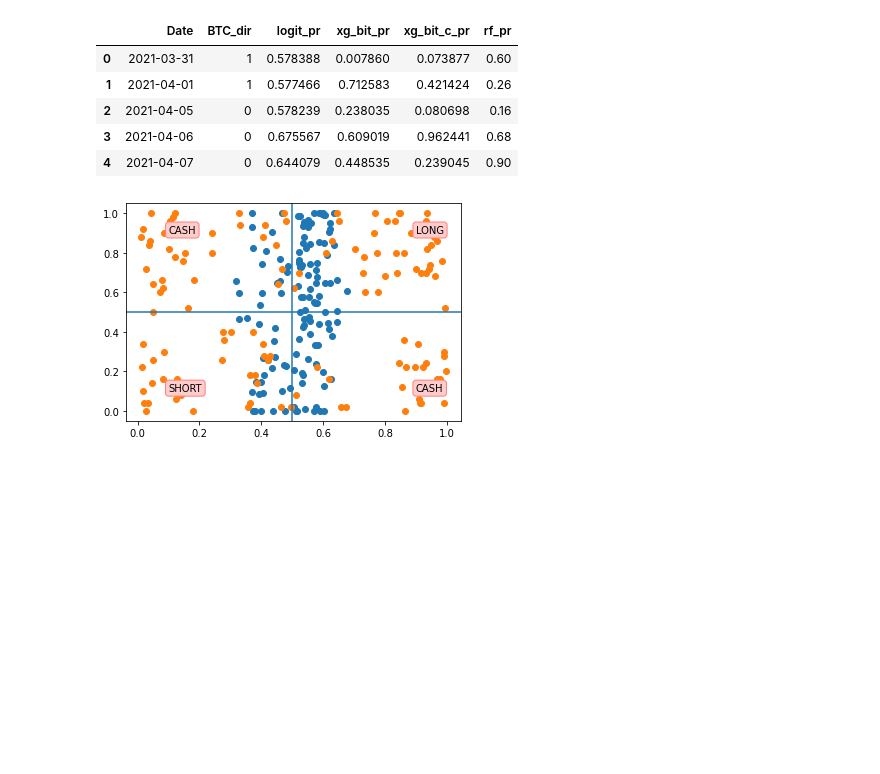
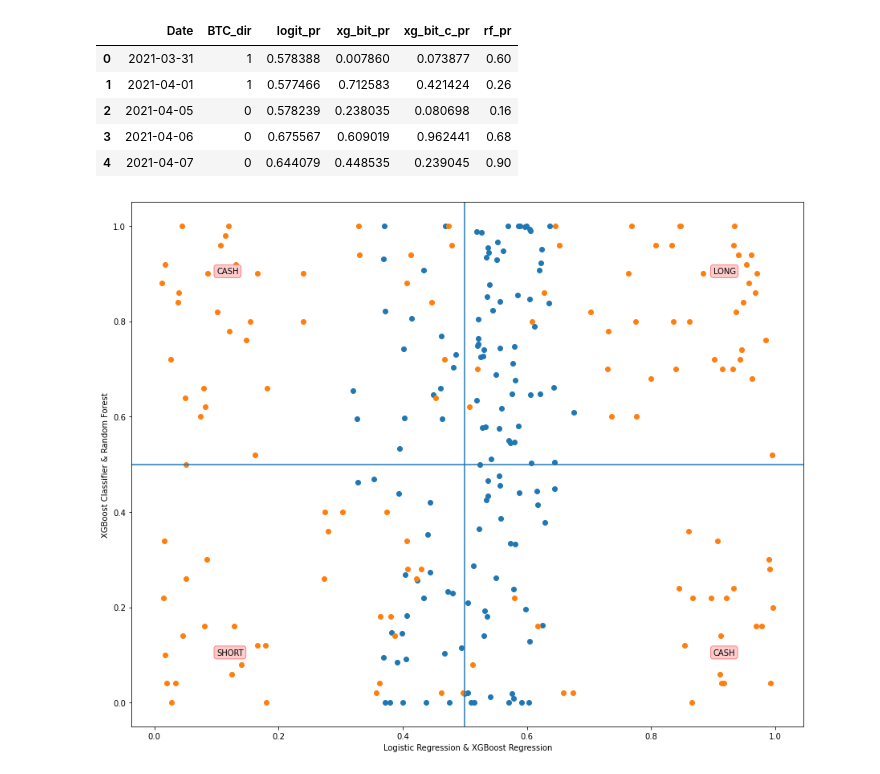
Before and after one commit to cell2silicon/Investment_Strategy, a Jupyter notebook: prob_graph/invest_strategy_Bitcoin copy.ipynb, the cells around one changed output. Saved outputs shown, nothing was run; the diff lists cells and outputs as text; code cells hidden in the pictures; blank space fills up the shorter version.

```diff
--- a/prob_graph/invest_strategy_Bitcoin copy.ipynb
+++ b/prob_graph/invest_strategy_Bitcoin copy.ipynb
@@ -543,17 +543,19 @@ trading_pr_b.head()
 trading_pr_b.to_csv("prob_b.csv", index=False)
 # %%
 import matplotlib.pyplot as plt
-
+plt.figure(figsize=(15, 12))
 plt.scatter(trading_pr_b['logit_pr'], trading_pr_b['xg_bit_pr'])
 plt.scatter(trading_pr_b['xg_bit_c_pr'], trading_pr_b['rf_pr'])
 # plt.vlines(0.5,linestyles='solid')
 plt.axvline(x=0.5)
 plt.axhline(y=0.5)
 plt.text(0.9, 0.9, 'LONG', bbox=dict(boxstyle="round", ec=(1., 0.5, 0.5), fc=(1., 0.8, 0.8),))
 plt.text(0.1, 0.1, 'SHORT', bbox=dict(boxstyle="round", ec=(1., 0.5, 0.5), fc=(1., 0.8, 0.8),))
 plt.text(0.1, 0.9, 'CASH', bbox=dict(boxstyle="round", ec=(1., 0.5, 0.5), fc=(1., 0.8, 0.8),))
 plt.text(0.9, 0.1, 'CASH', bbox=dict(boxstyle="round", ec=(1., 0.5, 0.5), fc=(1., 0.8, 0.8),))
+plt.xlabel("Logistic Regression & XGBoost Regression")
+plt.ylabel("XGBoost Classifier & Random Forest")
 plt.savefig('bitcoin.png')
 plt.show()
 # %% [output]
-[figure, old version]
+[figure, new version]
```
Also changed, not shown: 11 other files.
